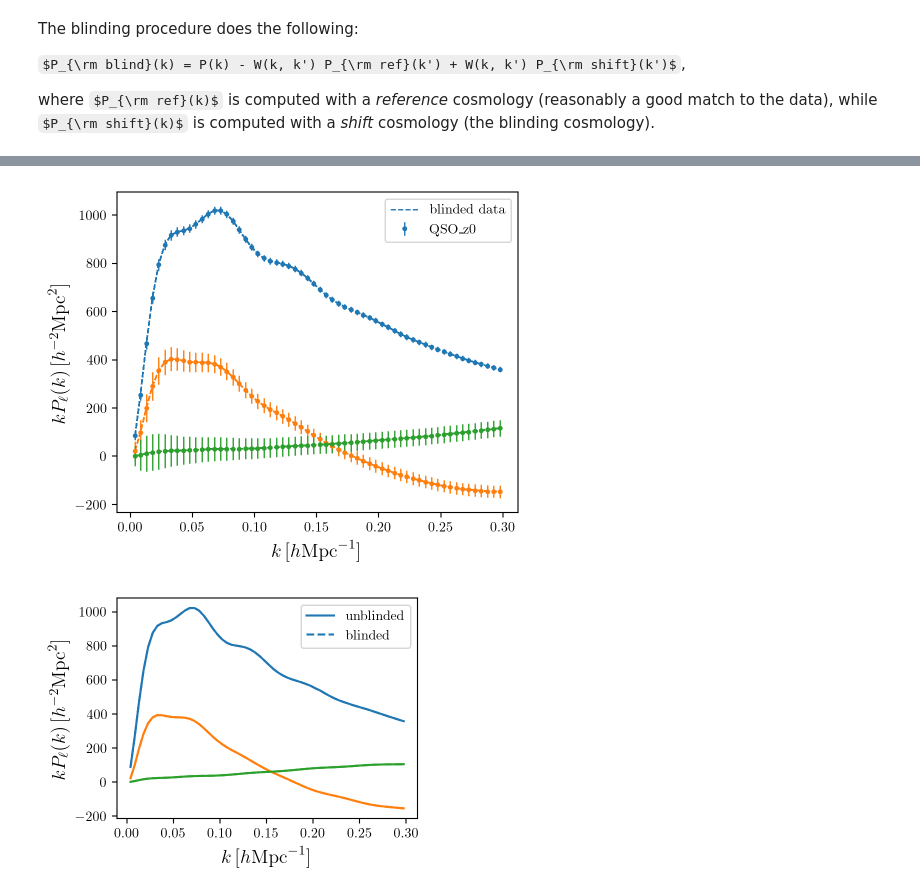
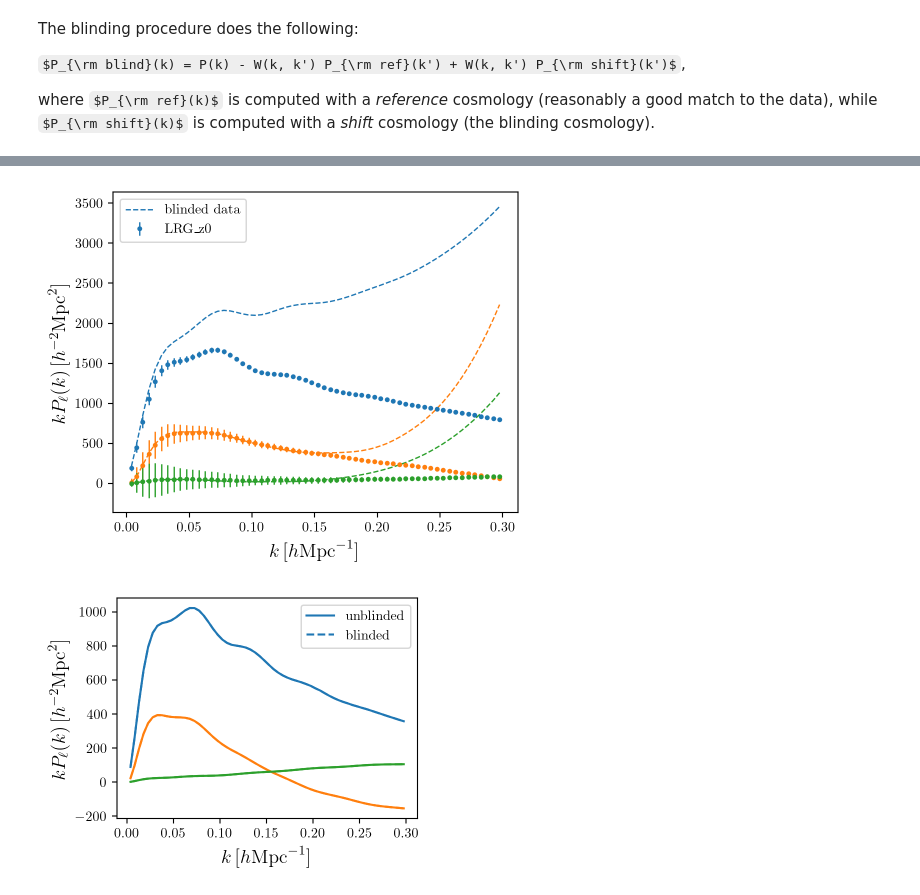
Before and after one commit to epaillas/desiblind, a Jupyter notebook: nb/blinding_example.ipynb, the cells around one changed output, grey strips where cells are left out. Saved outputs shown, nothing was run; the diff lists cells and outputs as text; code cells hidden in the pictures; some formulas as TeX source.

```diff
--- a/nb/blinding_example.ipynb
+++ b/nb/blinding_example.ipynb
@@ -44,14 +44,15 @@ for namespace in tracers:
     tracer, zrange = get_tracer_zrange(namespace)
     data, covariance, window = get_synthetic_data(tracer=tracer, zrange=zrange, region='GCcomb', ells=[0, 2, 4],
                                                   weights='default_fkp', klim=(0., 0.3), rebin=5)
-    theory = get_theory(z=window.theory.get(ells=0).z, tracer='QSO') #tracer)  # FIXME
+    theory = get_theory(z=window.theory.get(ells=0).z, tracer=tracer)  # FIXME
     theory.init.update(k=window.theory.get(ells=0).coords('k'), shotnoise=data.get(ells=0).values('shotnoise').mean())
     params = cosmo_params | {param.split('.')[-1]: value for param, value in nuisance_params.items() if param.startswith(namespace)}
     spectrum = theory(**params)
     observable = window.dot(np.ravel(spectrum), return_type=None, zpt=False)
+    print(params)
 
     if True:
-        ax = plt.gca()
+        ax = fig, ax = plt.subplots(figsize=(4, 3))
         for ill, ell in enumerate(observable.ells):
             color = f'C{ill:d}'
             pole = observable.get(ells=ell)
@@ -75,2 +82,2 @@ for namespace in tracers:
 # %%
-chain = Chain.concatenate([Chain.load(fn).ravel()[::100] for fn in get_fit_fn('chains')[1:2]])
+chain = Chain.concatenate([Chain.load(fn).ravel()[::1] for fn in get_fit_fn('chains')[1:2]])
@@ -98,8 +102,12 @@ p = np.exp(- alpha * delta)  # upweight far from MAP
 rng = np.random.RandomState(seed=42)
 
 # randomly draw 20 samples from the posterior
-idx = rng.choice(np.arange(len(chain)), size=20, p=p / p.sum(), replace=False)
+# idx = rng.choice(np.arange(len(chain)), size=20, p=p / p.sum(), replace=False)
+idx = rng.choice(np.arange(len(chain)), size=1, replace=False)
 posterior_samples = chain[idx].sample_solved()
+# posterior_samples = chain[idx]
+# print(chain[idx]['LRG_z0.sn0p'])
+# print(chain[idx].sample_solved()['LRG_z0.sn0p'])
 # %%
 # we now apply the blinding to each tracer. the "blinded_data" are provided
 # to the .set_blinded_data method.
@@ -110,12 +118,29 @@ for namespace in tracers:
                                                   weights='default_fkp', klim=(0., 0.3), rebin=5)
     theory = get_theory(z=window.theory.get(ells=0).z, tracer=tracer)
     theory.init.update(k=window.theory.get(ells=0).coords('k'), shotnoise=data.get(ells=0).values('shotnoise').mean())
+    print(tracer, zrange, namespace)
 
-    for i in range(len(posterior_samples)):
+    for i in range(len(posterior_samples))[:1]:
         sample = posterior_samples[i].to_dict(params=posterior_samples.params(input=True))
         cosmo_params = {name: float(value) for name, value in sample.items() if '.' not in name}
         nuisance_params = {name: float(value) for name, value in sample.items() if name not in cosmo_params}
         params = cosmo_params | {param.split('.')[-1]: value for param, value in nuisance_params.items() if param.startswith(namespace)}
+
         spectrum = theory(**params)
         observable = window.dot(np.ravel(spectrum), return_type=None, zpt=False)
+
+        if True:
+            fig, ax = plt.subplots(figsize=(4, 3))
+            for ill, ell in enumerate(observable.ells):
+                color = f'C{ill:d}'
+                pole = observable.get(ells=ell)
+                ax.plot(k:=pole.coords('k'), k * pole.value(), color=color, linestyle='--')
+                pole = data.get(ells=ell)
+                std = covariance.at.observable.get(ells=ell).std()
+                ax.errorbar(k:=pole.coords('k'), k * pole.value(), k * std, color=color, ms=2.5, ls='none', elinewidth=1.0)
+            ax.set_xlabel(r'$k\,[h{\rm Mpc}^{-1}]$', fontsize=14)
+            ax.set_ylabel(r'$k P_\ell(k)\,[h^{-2}{\rm Mpc}^{2}]$', fontsize=14)
+            plt.tight_layout()
+            plt.show()
+
         blinder.set_blinded_data(namespace, blinded_data=observable)
@@ -122,10 +160,12 @@ for namespace in tracers:
 # %%
+%matplotlib inline
+
 # we can plot the original and blinded data, together with the reference theory.
 # blinded_ids specify which blinding realization we want to show
-fig, ax = blinder.plot_observables(name='QSO_z0', show_blinded=True, blinded_ids=list(range(20)))
+fig, ax = blinder.plot_observables(name='LRG_z0', show_blinded=True, blinded_ids=list(range(1)))
 plt.show()
 # %% [output]
-[figure, old version]
+[figure, new version]
 # %%
 # we save the shifts that are needed to blind the measurements to disk.
 # this will then allow us to use those shifts to blind any input data
```
Also changed, not shown: parts of 4 cells of this notebook.
